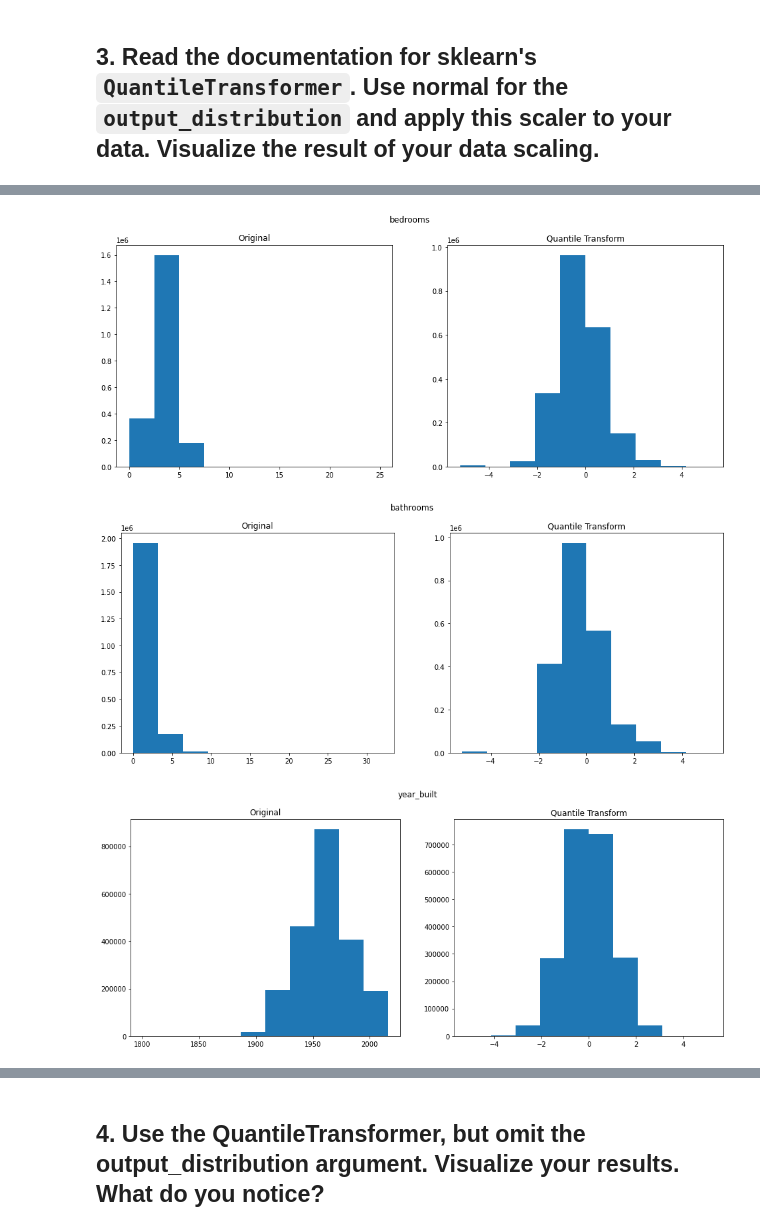
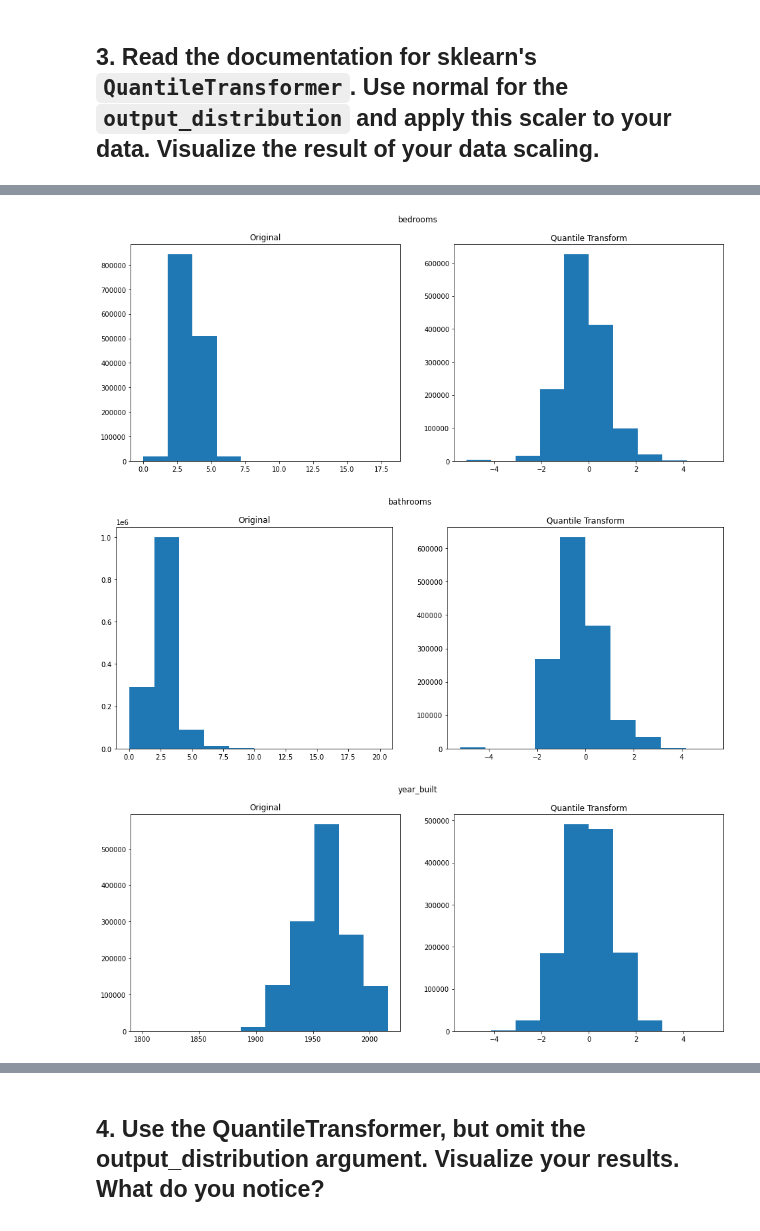
Before and after one commit to markydoug/regression-exercises, a Jupyter notebook: scaling.ipynb, the cells around one changed output, grey strips where cells are left out. Cells and saved outputs as stored; diff of their text form; code cells hidden in the pictures.

```diff
--- a/scaling.ipynb
+++ b/scaling.ipynb
@@ -64,9 +66,9 @@ for col in normal_cols:
 # %%
 for col in log_cols:
     fig, (ax1, ax2) = plt.subplots(1,2, figsize=(16,6))
-    ax1.hist(zillow_scaled[col])
+    ax1.hist(train_scaled[col])
     ax1.set_title('Original')
-    ax2.hist(np.log(zillow_scaled[col]), bins = 25)
+    ax2.hist(np.log(train_scaled[col]), bins = 25)
     ax2.set_title(f'Log Scaling {col}')
     plt.show()
 # %% [output]
@@ -97,5 +97,9 @@ zillow_scaled2 = zillow.copy()
+# %%
+train_scaled2 = train.copy()
 # %%
 quantile = pre.QuantileTransformer(output_distribution='normal')
 # %%
-zillow_scaled2[['bedrooms_quantile','bathrooms_quantile', 'year_built_quantile']] = quantile.fit_transform(zillow[normal_cols])
+train_scaled2[['bedrooms_quantile','bathrooms_quantile', 'year_built_quantile']] = quantile.fit_transform(train[normal_cols])
+# %%
+train_scaled2[['square_feet_quantile','taxamount_quantile']] = quantile.fit_transform(train[log_cols])
 # %%
@@ -110,13 +114,13 @@ zillow_scaled2.head()
 # %%
 for col in normal_cols:
     fig, (ax1, ax2) = plt.subplots(1,2, figsize=(16,6))
     fig.suptitle(f'{col}')
-    ax1.hist(zillow_scaled2[col])
+    ax1.hist(train_scaled2[col])
     ax1.set_title('Original')
-    ax2.hist(zillow_scaled2[f'{col}_quantile'])
+    ax2.hist(train_scaled2[f'{col}_quantile'])
     ax2.set_title(f'Quantile Transform')
     plt.show()
 # %% [output]
-[figure, old version]
+[figure, new version]
-[figure, old version]
+[figure, new version]
-[figure, old version]
+[figure, new version]
```
Also changed, not shown: parts of 21 cells of this notebook, 1 other file.
